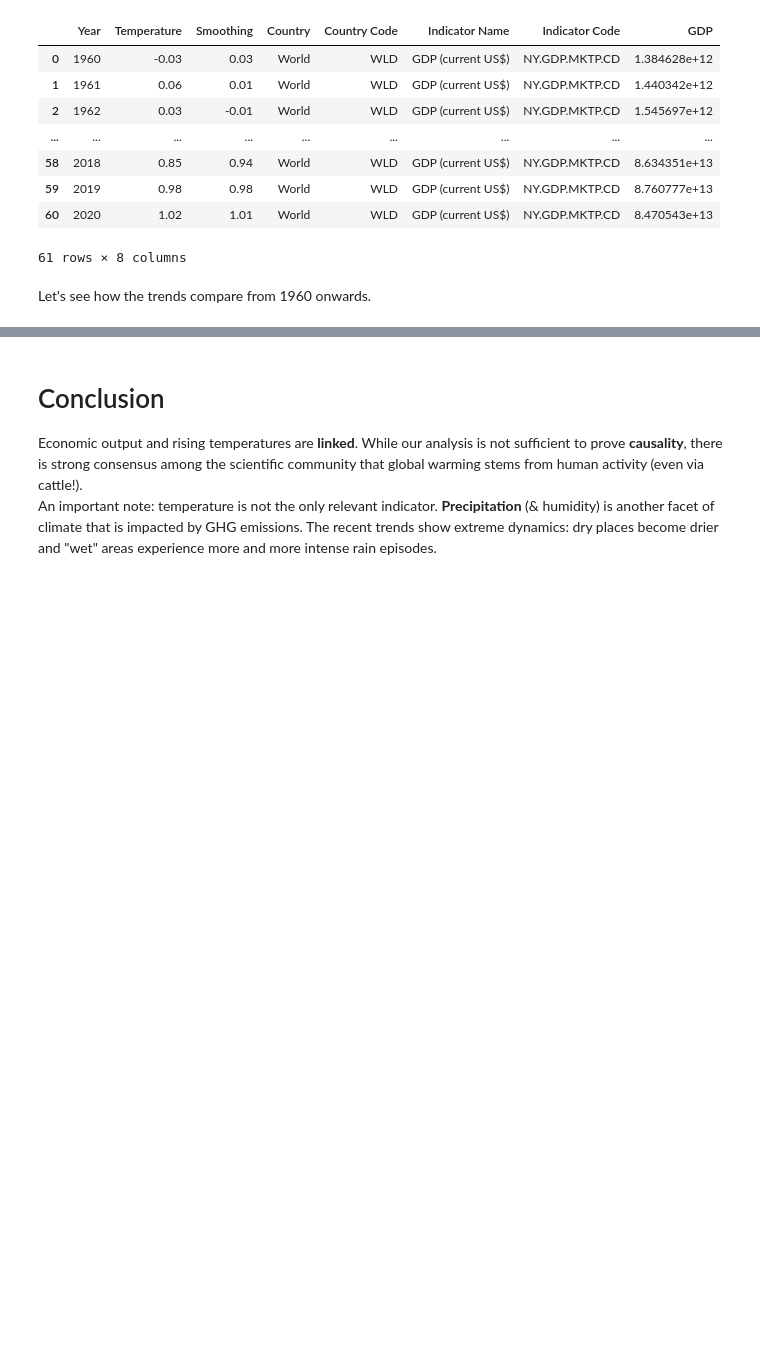
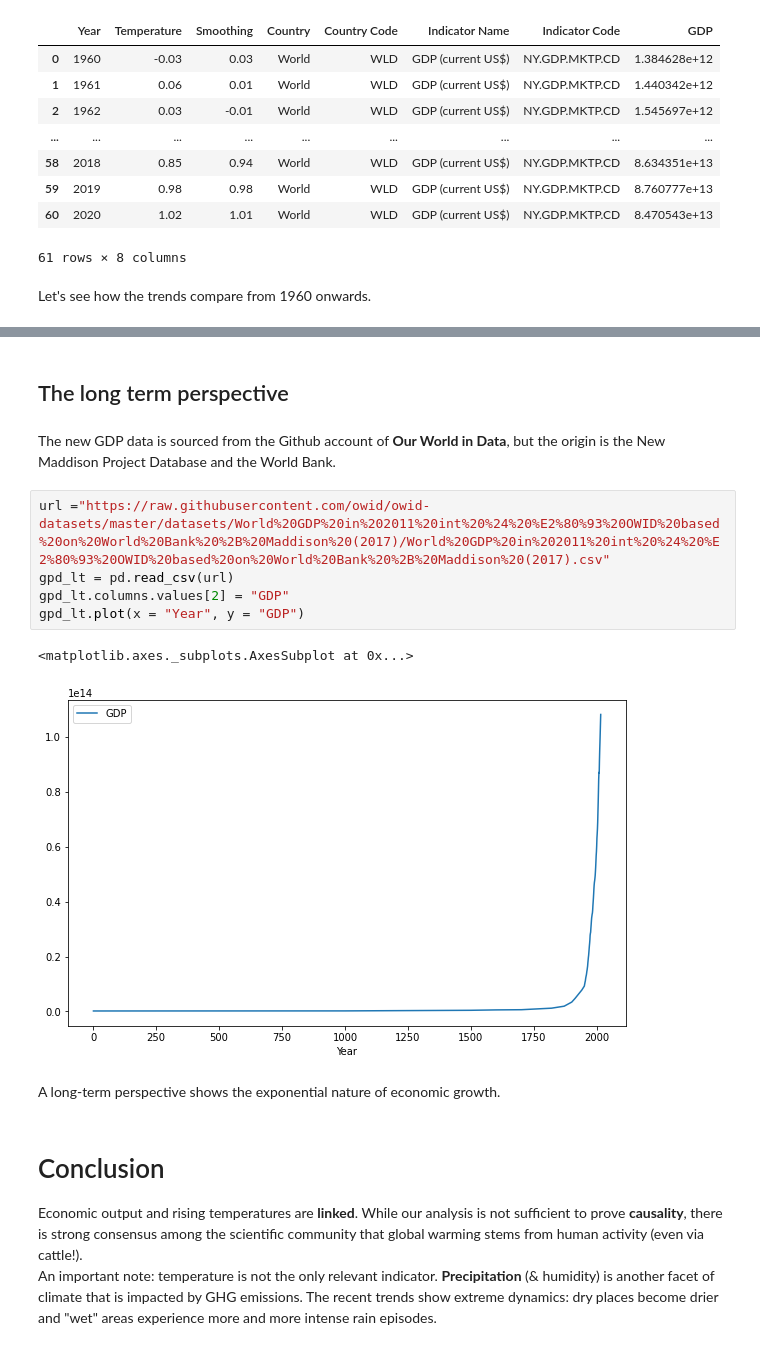
Before and after one commit to shokru/carbon_emissions, a Jupyter notebook: gdp_temp.ipynb, the cells around one changed output, grey strips where cells are left out. Cells and saved outputs as stored; diff of their text form; blank space fills up the shorter version.

```diff
--- a/gdp_temp.ipynb
+++ b/gdp_temp.ipynb
@@ -124,3 +126,17 @@ plt.rcParams["figure.figsize"]=(10, 6)
+# %% [markdown]
+## The long term perspective
+# %% [markdown]
+The new GDP data is sourced from the Github account of **Our World in Data**, but the origin is the New Maddison Project Database and the World Bank.
+# %%
+url ="https://raw.githubusercontent.com/owid/owid-datasets/master/datasets/World%20GDP%20in%202011%20int%20%24%20%E2%80%93%20OWID%20based%20on%20World%20Bank%20%2B%20Maddison%20(2017)/World%20GDP%20in%202011%20int%20%24%20%E2%80%93%20OWID%20based%20on%20World%20Bank%20%2B%20Maddison%20(2017).csv"
+gpd_lt = pd.read_csv(url)
+gpd_lt.columns.values[2] = "GDP"
+gpd_lt.plot(x = "Year", y = "GDP")
+# %% [output]
+<matplotlib.axes._subplots.AxesSubplot at 0x...>
+[figure, added]
+# %% [markdown]
+A long-term perspective shows the exponential nature of economic growth.
 # %% [markdown]
 # Conclusion
 
```
Also changed, not shown: parts of 2 cells of this notebook.
